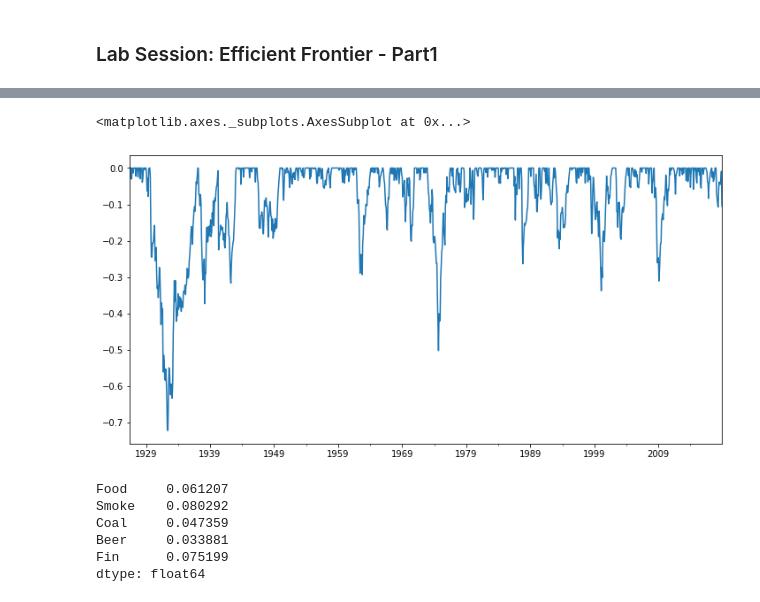
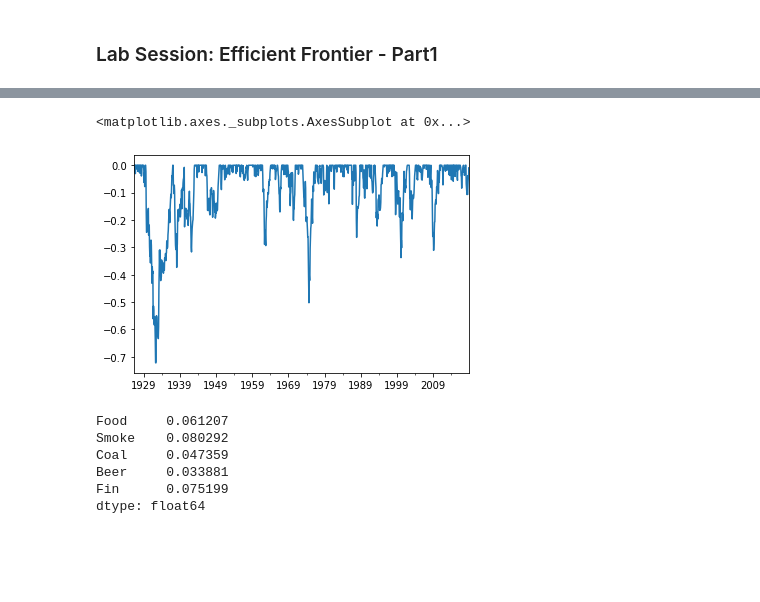
Before and after one commit to anjosma/introduction_portfolio_construction, a Jupyter notebook: notebook.ipynb, the cells around one changed output, grey strips where cells are left out. Cells and saved outputs as stored; diff of their text form; code cells hidden in the pictures; blank space fills up the shorter version.

```diff
--- a/notebook.ipynb
+++ b/notebook.ipynb
@@ -866,10 +866,10 @@ def drawdown(return_series: pd.Series):
 # %%
 ind = get_ind_returns()
 # %%
-drawdown(ind["Food"])["Drawdown"].plot.line(figsize=(12,6))
+drawdown(ind["Food"])["Drawdown"].plot.line()
 # %% [output]
 <matplotlib.axes._subplots.AxesSubplot at 0x...>
-[figure, old version]
+[figure, new version]
 # %%
 var_gaussian(ind[["Food", "Smoke", "Coal", "Beer", "Fin"]], modified=True)
 # %% [output]
```
Also changed, not shown: parts of 22 cells of this notebook, 3 other files.
